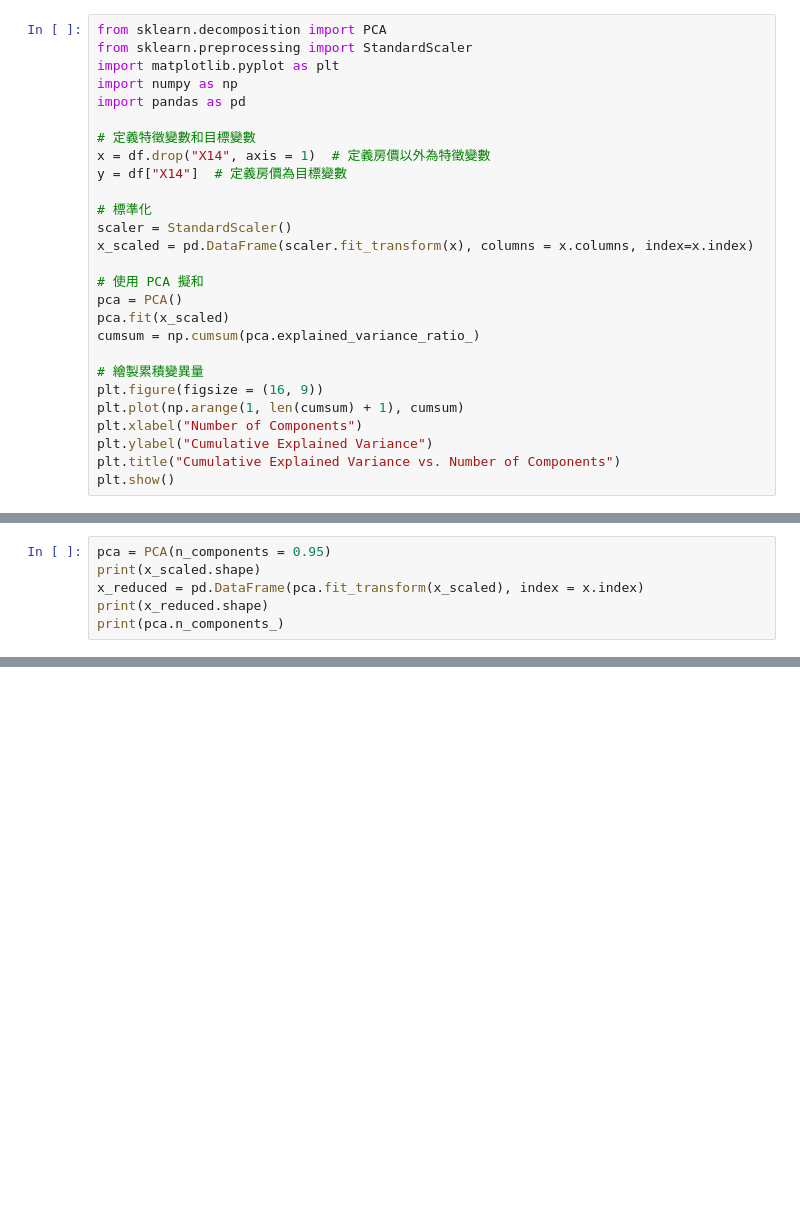
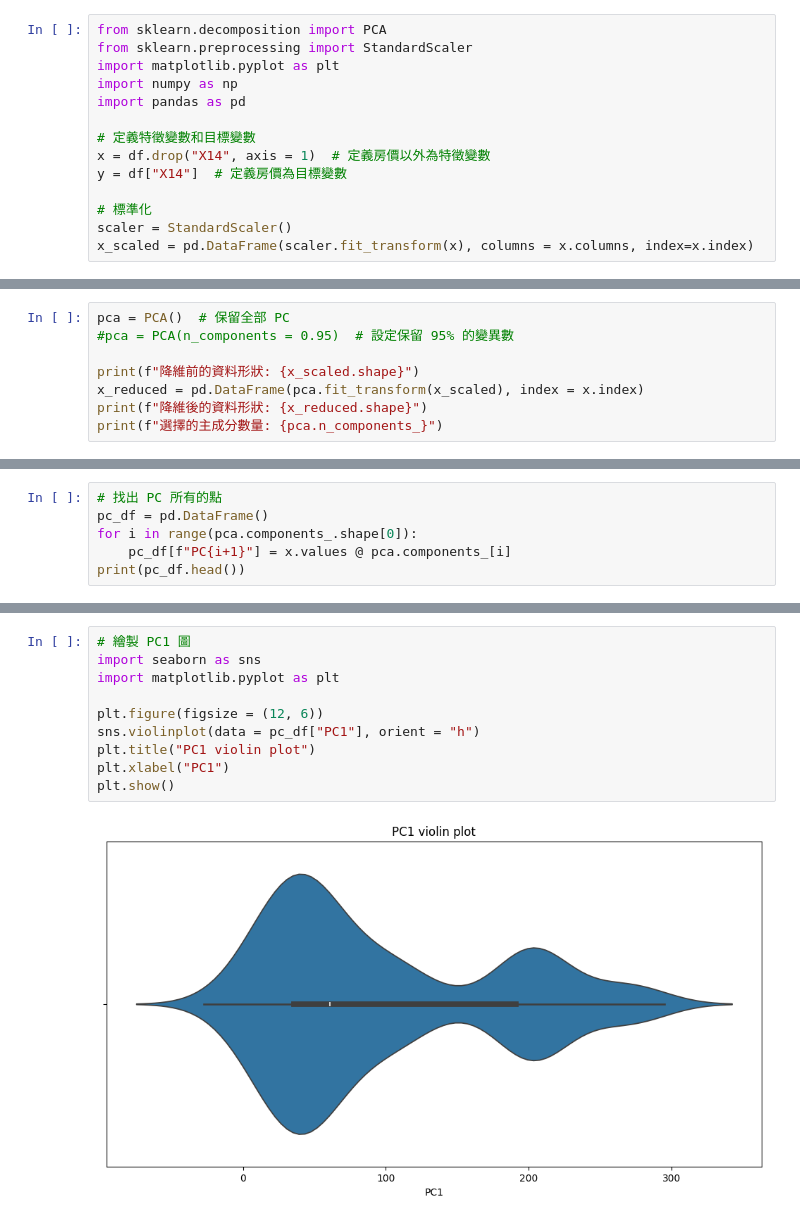
Before and after one commit to Josh-test-lab/2025-Spring-AMSA, a Jupyter notebook: boston housing PCA/boston housing.ipynb, the cells around one changed output, grey strips where cells are left out. Cells and saved outputs as stored; diff of their text form; blank space fills up the shorter version.

```diff
--- a/boston housing PCA/boston housing.ipynb
+++ b/boston housing PCA/boston housing.ipynb
@@ -43,16 +56,3 @@ y = df["X14"]  # 定義房價為目標變數
 # 標準化
 scaler = StandardScaler()
 x_scaled = pd.DataFrame(scaler.fit_transform(x), columns = x.columns, index=x.index)
-
-# 使用 PCA 擬和
-pca = PCA()
-pca.fit(x_scaled)
-cumsum = np.cumsum(pca.explained_variance_ratio_)
-
-# 繪製累積變異量
-plt.figure(figsize = (16, 9))
-plt.plot(np.arange(1, len(cumsum) + 1), cumsum)
-plt.xlabel("Number of Components")
-plt.ylabel("Cumulative Explained Variance")
-plt.title("Cumulative Explained Variance vs. Number of Components")
-plt.show()
@@ -67,7 +59,9 @@ This plot shows that PCA effectively reduced the dimensionality of the Boston Ho
 # %%
-pca = PCA(n_components = 0.95)
-print(x_scaled.shape)
+pca = PCA()  # 保留全部 PC
+#pca = PCA(n_components = 0.95)  # 設定保留 95% 的變異數
+
+print(f"降維前的資料形狀: {x_scaled.shape}")
 x_reduced = pd.DataFrame(pca.fit_transform(x_scaled), index = x.index)
-print(x_reduced.shape)
-print(pca.n_components_)
+print(f"降維後的資料形狀: {x_reduced.shape}")
+print(f"選擇的主成分數量: {pca.n_components_}")
 # %% [output]
@@ -176,0 +118,6 @@ MAPE (11%) suggests predictions are typically within 11% of the true value.
+# %%
+# 找出 PC 所有的點
+pc_df = pd.DataFrame()
+for i in range(pca.components_.shape[0]):
+    pc_df[f"PC{i+1}"] = x.values @ pca.components_[i]
+print(pc_df.head())
@@ -176,0 +145,12 @@ MAPE (11%) suggests predictions are typically within 11% of the true value.
+# %%
+# 繪製 PC1 圖
+import seaborn as sns
+import matplotlib.pyplot as plt
+
+plt.figure(figsize = (12, 6))
+sns.violinplot(data = pc_df["PC1"], orient = "h")
+plt.title("PC1 violin plot")
+plt.xlabel("PC1")
+plt.show()
+# %% [output]
+[figure, added]
```
Also changed, not shown: parts of 19 cells of this notebook, 2 other files.
